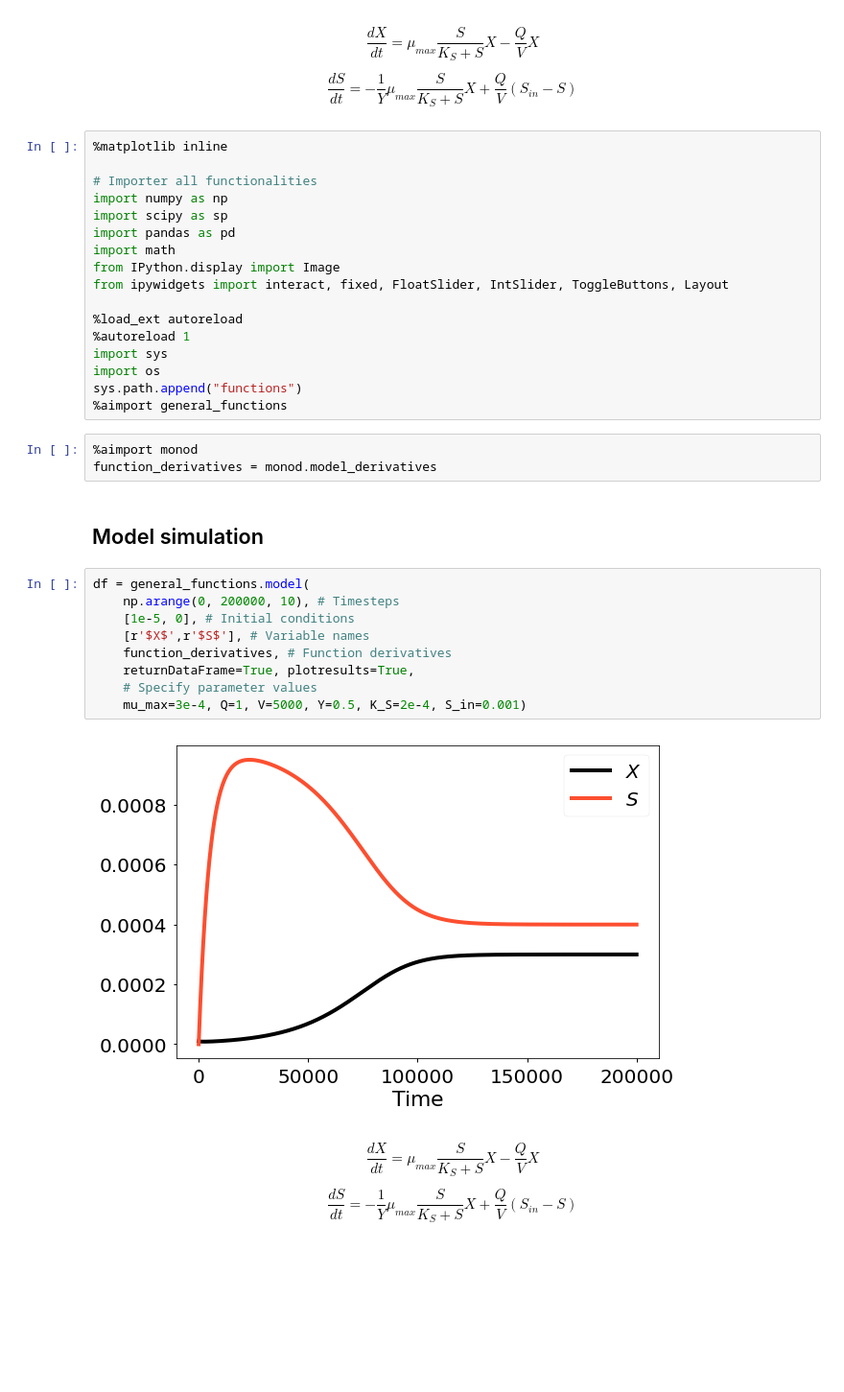
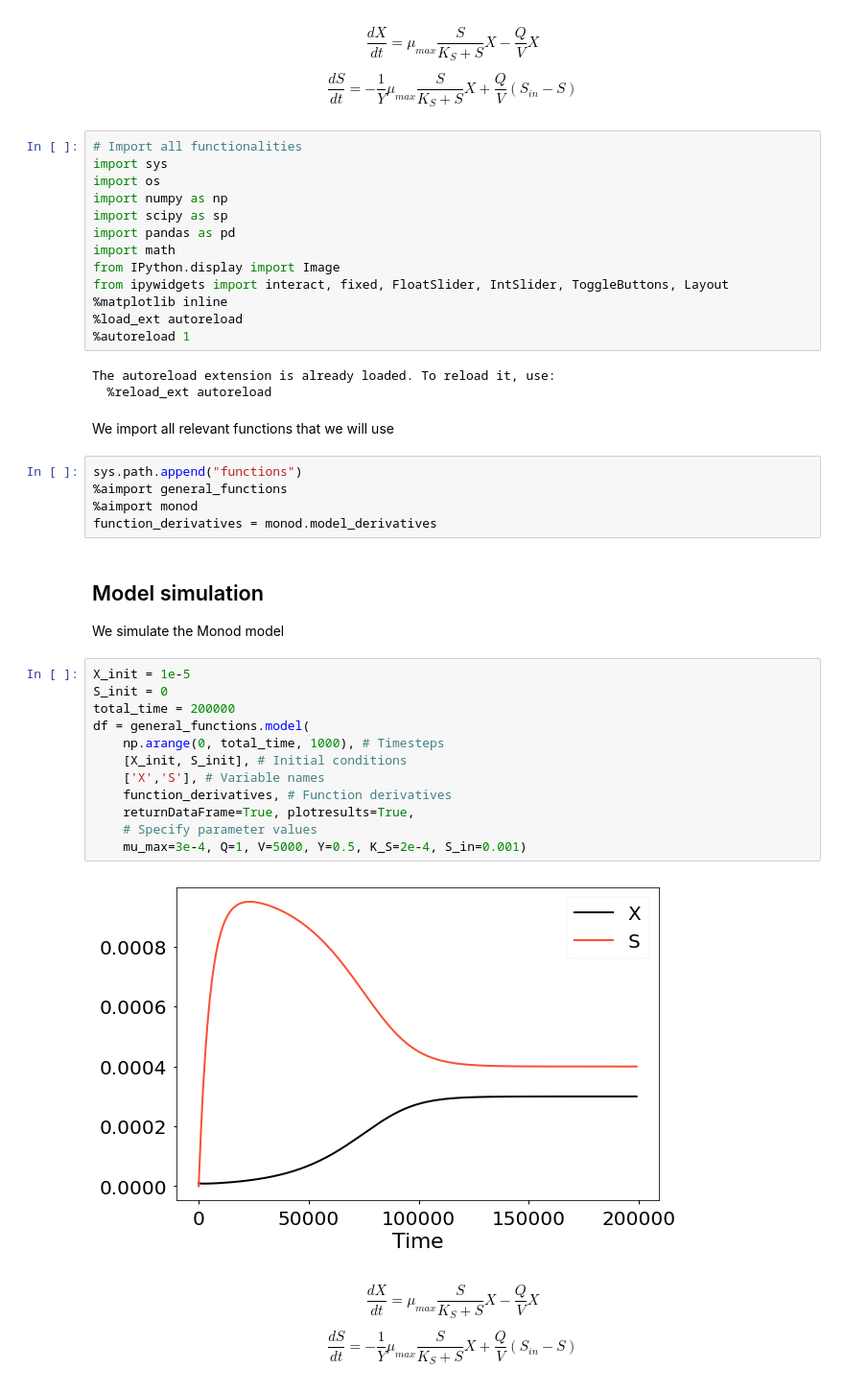
Before and after one commit to davidfernand/modsim_demos, a Jupyter notebook: 2021_2022/monod.ipynb, the cells around one changed output. Shown at 96% size. Drawn from its saved outputs; the diff is of its cells as text; blank space fills up the shorter version.

```diff
--- a/2021_2022/monod.ipynb
+++ b/2021_2022/monod.ipynb
@@ -5,38 +5,46 @@ $$\frac{dX}{dt}= \mu_{max}\frac{S}{K_{S}+S}X - \frac{Q}{V}X$$
 
 $$\frac{dS}{dt}= -\frac{1}{Y} \mu_{max}\frac{S}{K_{S}+S}X + \frac{Q}{V}(S_{in} - S)$$
 # %%
-%matplotlib inline
-
-# Importer all functionalities
+# Import all functionalities
+import sys
+import os
 import numpy as np
 import scipy as sp
 import pandas as pd
 import math
 from IPython.display import Image
 from ipywidgets import interact, fixed, FloatSlider, IntSlider, ToggleButtons, Layout
-
+%matplotlib inline
 %load_ext autoreload
 %autoreload 1
-import sys
-import os
-sys.path.append("functions")
-%aimport general_functions
+# %% [output]
+The autoreload extension is already loaded. To reload it, use:
+  %reload_ext autoreload
+# %% [markdown]
+We import all relevant functions that we will use
 # %%
+sys.path.append("functions")
+%aimport general_functions
 %aimport monod
 function_derivatives = monod.model_derivatives
 # %% [markdown]
 ## Model simulation
+
+We simulate the Monod model
 # %%
+X_init = 1e-5
+S_init = 0
+total_time = 200000
 df = general_functions.model(
-    np.arange(0, 200000, 10), # Timesteps
-    [1e-5, 0], # Initial conditions
-    [r'$X$',r'$S$'], # Variable names
+    np.arange(0, total_time, 1000), # Timesteps
+    [X_init, S_init], # Initial conditions
+    ['X','S'], # Variable names
     function_derivatives, # Function derivatives
     returnDataFrame=True, plotresults=True,
     # Specify parameter values
     mu_max=3e-4, Q=1, V=5000, Y=0.5, K_S=2e-4, S_in=0.001)
 # %% [output]
-[figure, old version]
+[figure, new version]
 # %% [markdown]
 $$\frac{dX}{dt}= \mu_{max}\frac{S}{K_{S}+S}X - \frac{Q}{V}X$$
 
```
Also changed, not shown: parts of 16 cells of this notebook, 6 other files.
